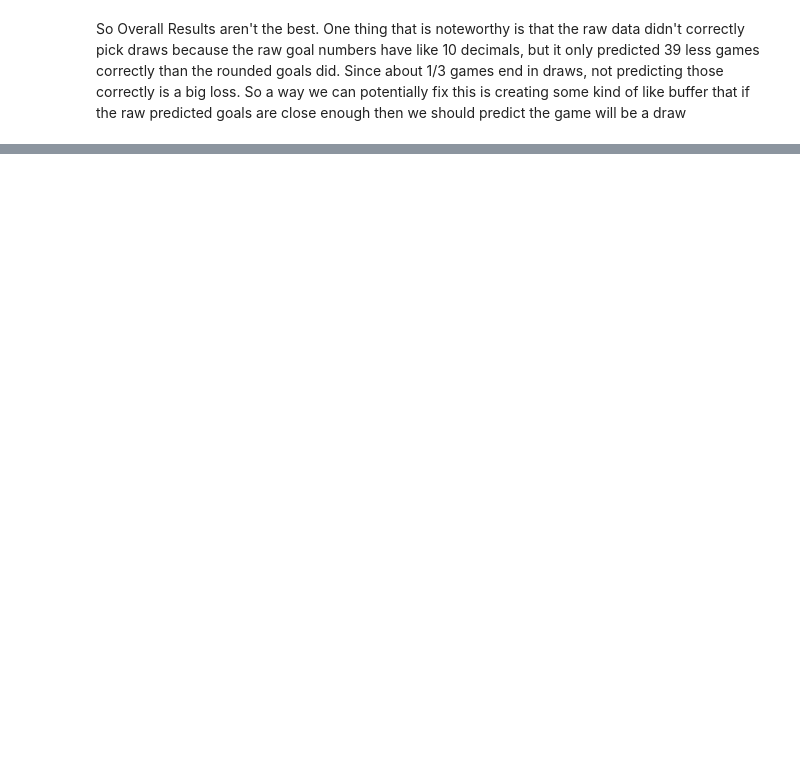
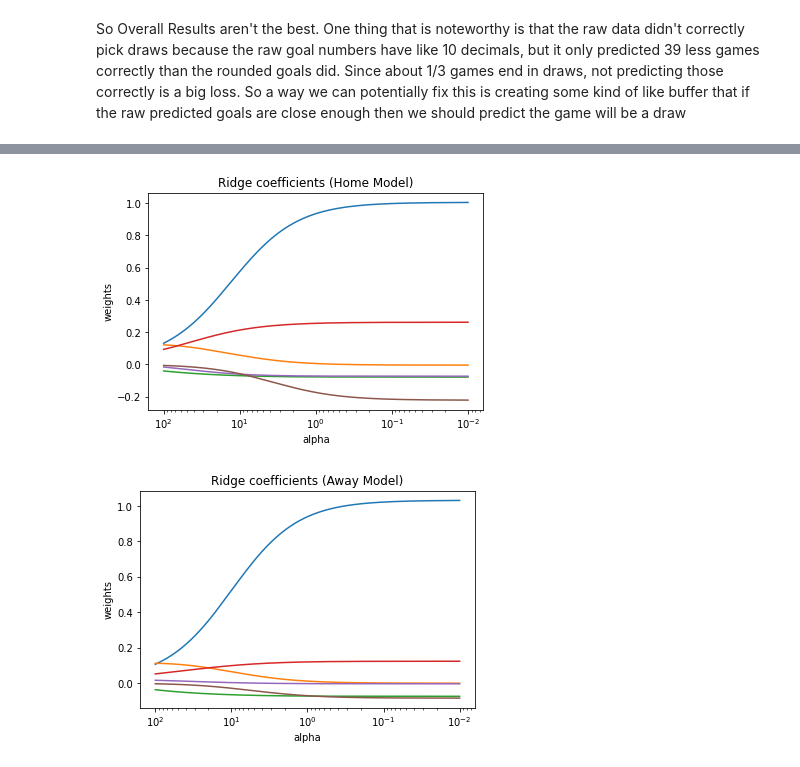
Before and after one commit to nmisasi/CS254-Final-Project, a Jupyter notebook: initialResultsRidgeREG.ipynb, the cells around one changed output, grey strips where cells are left out. Saved outputs shown, nothing was run; the diff lists cells and outputs as text; code cells hidden in the pictures; blank space fills up the shorter version.

Commit message:
graphs for ridge reg

```diff
--- a/initialResultsRidgeREG.ipynb
+++ b/initialResultsRidgeREG.ipynb
@@ -309,0 +365,61 @@ print(totalDraws)
+# %%
+n_alphas = 200
+alphas = np.logspace(-2, 2, n_alphas)
+
+coefs = []
+for a in alphas:
+    #print(a*100)
+    ridge = linear_model.Ridge(alpha=a*100, fit_intercept=False)
+    ridge.fit(trainHomeX, trainHomeY)
+    #print(ridge.coef_)
+    #print(ridge.coef_.reshape(-1))
+
+    coefs.append(ridge.coef_.reshape(-1))
+    #exit()
+
+# #############################################################################
+# Display results
+ax = plt.gca()
+#coefs = np.array(coefs)
+#coefs = coefs.reshape(-1)
+ax.plot(alphas, coefs)
+ax.set_xscale("log")
+ax.set_xlim(ax.get_xlim()[::-1])  # reverse axis
+plt.xlabel("alpha")
+plt.ylabel("weights")
+plt.title("Ridge coefficients (Home Model)")
+plt.axis("tight")
+plt.show()
+
+
+
+n_alphas = 200
+alphas = np.logspace(-2, 2, n_alphas)
+
+coefs = []
+for a in alphas:
+    #print(a*100)
+    ridge = linear_model.Ridge(alpha=a*100, fit_intercept=False)
+    ridge.fit(trainAwayX, trainAwayY)
+    #print(ridge.coef_)
+    #print(ridge.coef_.reshape(-1))
+
+    coefs.append(ridge.coef_.reshape(-1))
+    #exit()
+
+# #############################################################################
+# Display results
+ax = plt.gca()
+#coefs = np.array(coefs)
+#coefs = coefs.reshape(-1)
+ax.plot(alphas, coefs)
+ax.set_xscale("log")
+ax.set_xlim(ax.get_xlim()[::-1])  # reverse axis
+plt.xlabel("alpha")
+plt.ylabel("weights")
+plt.title("Ridge coefficients (Away Model)")
+plt.axis("tight")
+plt.show()
+# %% [output]
+[figure, added]
+[figure, added]
```
Also changed, not shown: parts of 13 cells of this notebook.
